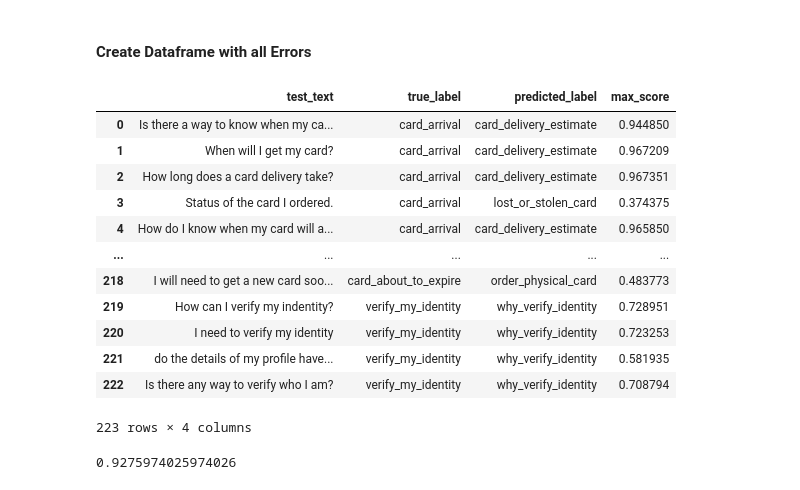
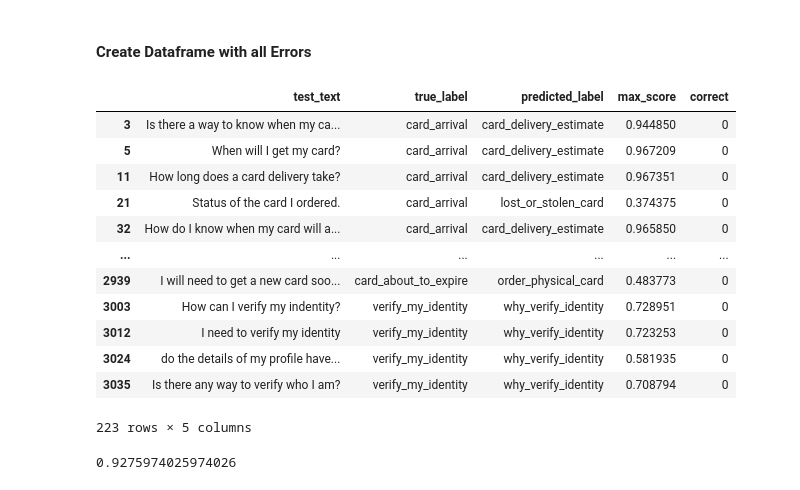
Before and after one commit to adc257/AmEx-Project, a Jupyter notebook: inference.ipynb, the cells around one changed output. Drawn from its saved outputs; the diff is of its cells as text; code cells hidden in the pictures.

```diff
--- a/inference.ipynb
+++ b/inference.ipynb
@@ -37,7 +40,7 @@ outputs = []
 for text in test_text:
     outputs.append(classifier(text))
 # %%
-errors = []
+output_table = []
 
 # Iterate over each output and its corresponding index
 for x, output in enumerate(outputs):
@@ -50,9 +53,23 @@ for x, output in enumerate(outputs):
 
     # Check if the predicted label is incorrect
     if max_label != test_labels_list[x]:
-        errors.append({
+        output_table.append({
             'test_text': test_text[x],
             'true_label': test_labels_list[x],
             'predicted_label': max_label,
-            'max_score': max_score
+            'max_score': max_score,
+            'correct': 0
         })
+
+    # Check if the predicted label is correct
+    if max_label == test_labels_list[x]:
+        output_table.append({
+            'test_text': test_text[x],
+            'true_label': test_labels_list[x],
+            'predicted_label': max_label,
+            'max_score': max_score,
+            'correct': 1
+        })
+
+output_table = pd.DataFrame(output_table)
+output_table
@@ -61,22 +92,23 @@ for x, output in enumerate(outputs):
 # %%
 # Visualize errors in data frame
 pd.set_option('display.max_rows', 100)
-errors_df = pd.DataFrame(errors)
+
+errors_df = output_table[output_table['correct'] == 0]
 errors_df
 # %% [output]
-|  | test_text | true_label | predicted_label | max_score |
-| 0 | Is there a way to know when my ca... | card_arrival | card_delivery_estimate | 0.944850 |
-| 1 | When will I get my card? | card_arrival | card_delivery_estimate | 0.967209 |
-| 2 | How long does a card delivery take? | card_arrival | card_delivery_estimate | 0.967351 |
-| 3 | Status of the card I ordered. | card_arrival | lost_or_stolen_card | 0.374375 |
-| 4 | How do I know when my card will a... | card_arrival | card_delivery_estimate | 0.965850 |
-| ... | ... | ... | ... | ... |
-| 218 | I will need to get a new card soo... | card_about_to_expire | order_physical_card | 0.483773 |
-| 219 | How can I verify my indentity? | verify_my_identity | why_verify_identity | 0.728951 |
-| 220 | I need to verify my identity | verify_my_identity | why_verify_identity | 0.723253 |
-| 221 | do the details of my profile have... | verify_my_identity | why_verify_identity | 0.581935 |
-| 222 | Is there any way to verify who I am? | verify_my_identity | why_verify_identity | 0.708794 |
+|  | test_text | true_label | predicted_label | max_score | correct |
+| 3 | Is there a way to know when my ca... | card_arrival | card_delivery_estimate | 0.944850 | 0 |
+| 5 | When will I get my card? | card_arrival | card_delivery_estimate | 0.967209 | 0 |
+| 11 | How long does a card delivery take? | card_arrival | card_delivery_estimate | 0.967351 | 0 |
+| 21 | Status of the card I ordered. | card_arrival | lost_or_stolen_card | 0.374375 | 0 |
+| 32 | How do I know when my card will a... | card_arrival | card_delivery_estimate | 0.965850 | 0 |
+| ... | ... | ... | ... | ... | ... |
+| 2939 | I will need to get a new card soo... | card_about_to_expire | order_physical_card | 0.483773 | 0 |
+| 3003 | How can I verify my indentity? | verify_my_identity | why_verify_identity | 0.728951 | 0 |
+| 3012 | I need to verify my identity | verify_my_identity | why_verify_identity | 0.723253 | 0 |
+| 3024 | do the details of my profile have... | verify_my_identity | why_verify_identity | 0.581935 | 0 |
+| 3035 | Is there any way to verify who I am? | verify_my_identity | why_verify_identity | 0.708794 | 0 |
-223 rows × 4 columns
+223 rows × 5 columns
 # %%
 # Print accuracy on test data
 print(1-(len(errors_df)/len(test_labels_list)))
```
Also changed, not shown: parts of 8 cells of this notebook.
